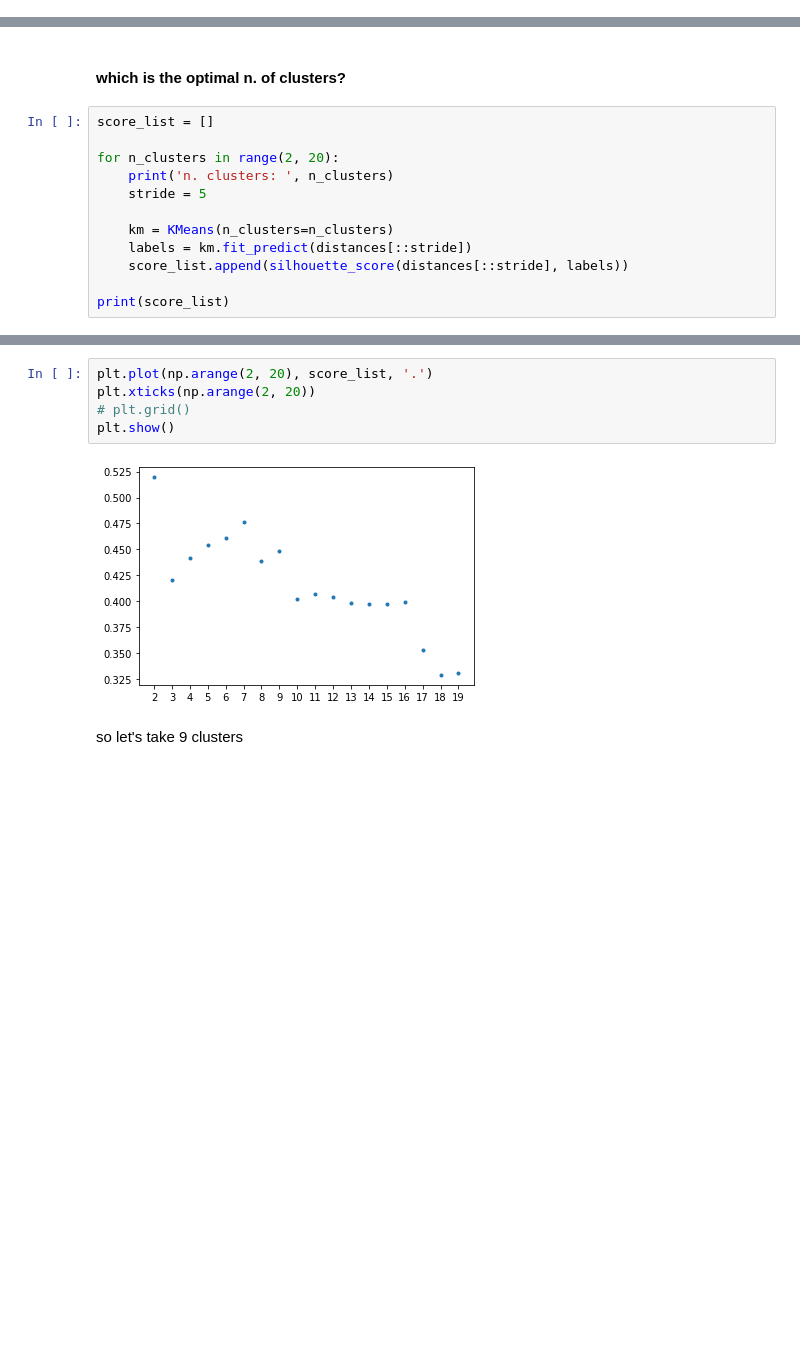
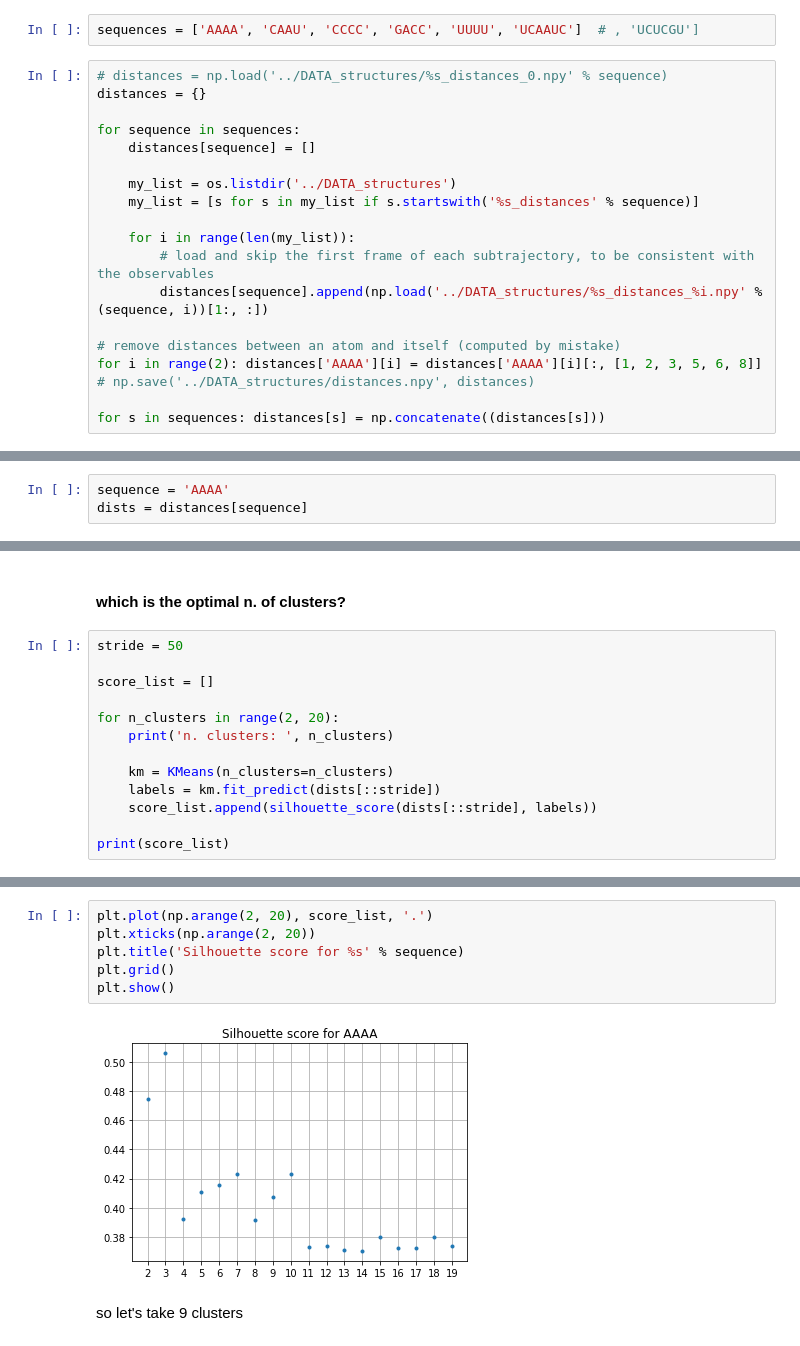
Before and after one commit to IvanGilardoni/Jeffreys_prior, a Jupyter notebook: MD_analysis.ipynb, the cells around one changed output, grey strips where cells are left out. Drawn from its saved outputs; the diff is of its cells as text; blank space fills up the shorter version.

Commit message:
cluster analysis for inter-nucleotide distances

```diff
--- a/MD_analysis.ipynb
+++ b/MD_analysis.ipynb
@@ -375,0 +372,21 @@ plt.hist(distances[:, 0], bins=50)
+# %%
+sequences = ['AAAA', 'CAAU', 'CCCC', 'GACC', 'UUUU', 'UCAAUC']  # , 'UCUCGU']
+# %%
+# distances = np.load('../DATA_structures/%s_distances_0.npy' % sequence)
+distances = {}
+
+for sequence in sequences:
+    distances[sequence] = []
+
+    my_list = os.listdir('../DATA_structures')
+    my_list = [s for s in my_list if s.startswith('%s_distances' % sequence)]
+
+    for i in range(len(my_list)):
+        # load and skip the first frame of each subtrajectory, to be consistent with the observables
+        distances[sequence].append(np.load('../DATA_structures/%s_distances_%i.npy' % (sequence, i))[1:, :])
+
+# remove distances between an atom and itself (computed by mistake)
+for i in range(2): distances['AAAA'][i] = distances['AAAA'][i][:, [1, 2, 3, 5, 6, 8]]
+# np.save('../DATA_structures/distances.npy', distances)
+
+for s in sequences: distances[s] = np.concatenate((distances[s]))
@@ -375,0 +411,3 @@ plt.hist(distances[:, 0], bins=50)
+# %%
+sequence = 'AAAA'
+dists = distances[sequence]
@@ -376,15 +418,16 @@ plt.hist(distances[:, 0], bins=50)
 # %% [markdown]
 #### which is the optimal n. of clusters?
 # %%
+stride = 50
+
 score_list = []
 
 for n_clusters in range(2, 20):
     print('n. clusters: ', n_clusters)
-    stride = 5
 
     km = KMeans(n_clusters=n_clusters)
-    labels = km.fit_predict(distances[::stride])
-    score_list.append(silhouette_score(distances[::stride], labels))
+    labels = km.fit_predict(dists[::stride])
+    score_list.append(silhouette_score(dists[::stride], labels))
 
 print(score_list)
 # %% [output]
@@ -410,10 +453,11 @@ n. clusters:  19
 # %%
 plt.plot(np.arange(2, 20), score_list, '.')
 plt.xticks(np.arange(2, 20))
-# plt.grid()
+plt.title('Silhouette score for %s' % sequence)
+plt.grid()
 plt.show()
 # %% [output]
-[figure, old version]
+[figure, new version]
 # %% [markdown]
 so let's take 9 clusters
 # %% [markdown]
```
Also changed, not shown: parts of 25 cells of this notebook.
